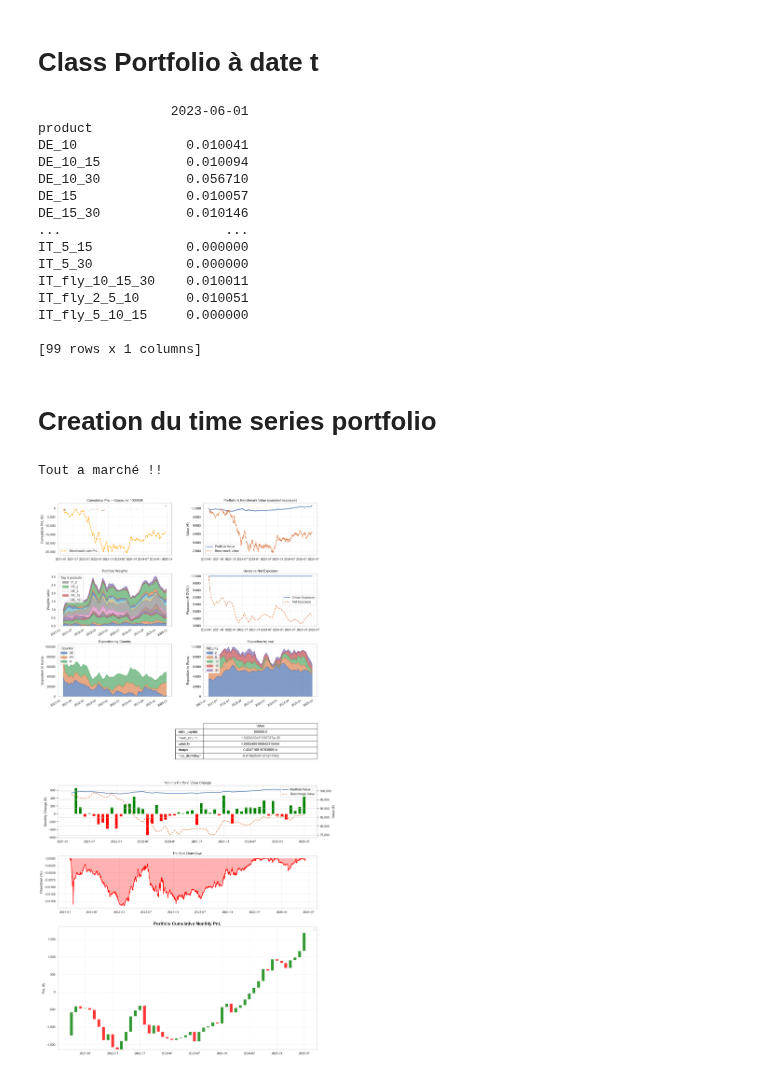
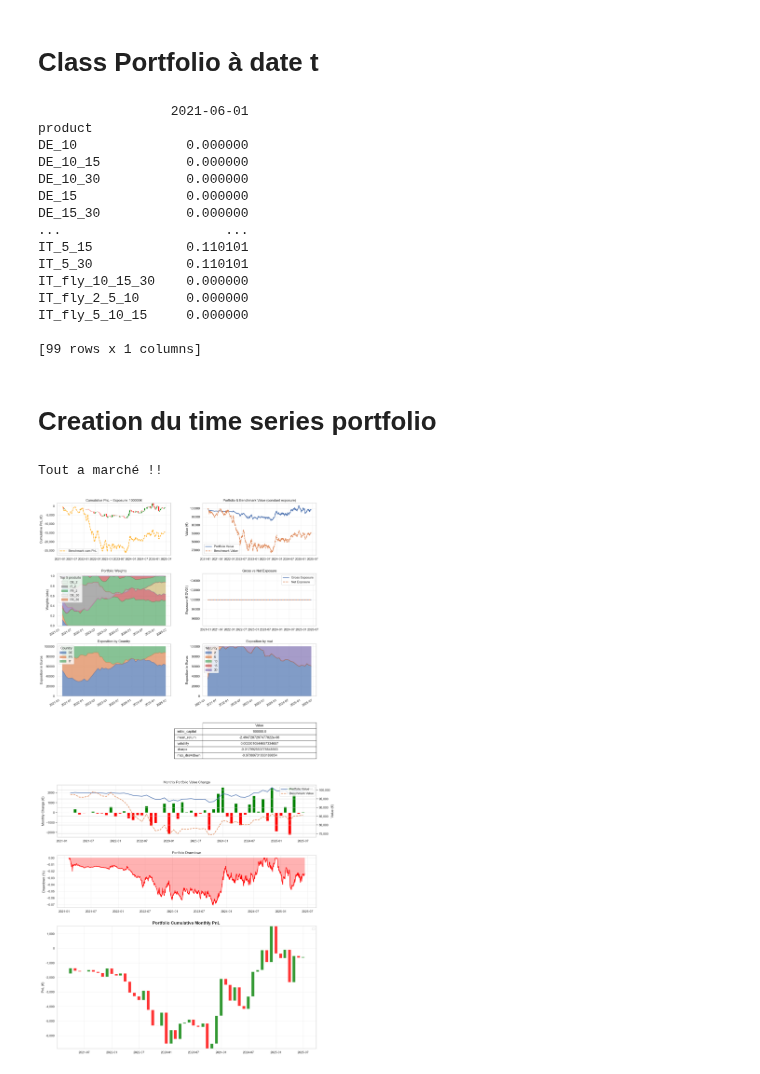
Before and after one commit to pradosth0/Markowitz_based_portfolio_allocation, a Jupyter notebook: pf_bond.ipynb, the cells around one changed output. Saved outputs shown, nothing was run; the diff lists cells and outputs as text; code cells hidden in the pictures.

```diff
--- a/pf_bond.ipynb
+++ b/pf_bond.ipynb
@@ -131,9 +154,10 @@ Bonne tête de return !
 # %%
 #On met data sous le bon format. Ce qu'on veut c'est :
 # Date | Finacial product (ex FR_5 pour France bond mat 5) | Return
-val = "pnl_total_unit"
+val1 = "ret_total_per_dv01"
+val2 = "pnl_total_unit"
 
-data_completed = data[["time_stamp", "country_iso", "mat_cat", val]].copy()
+data_completed = data[["time_stamp", "country_iso", "mat_cat", val1, val2]].copy()
 data_completed["product"] = data_completed["country_iso"].astype(str) + "_" + data_completed["mat_cat"].astype(str)
 data_completed = data_completed.drop(columns=["country_iso", "mat_cat"])
 data_completed["time_stamp"] = pd.to_datetime(data_completed["time_stamp"])
@@ -744,27 +910,27 @@ class Portfolio:
         self.benchmark_w()
         return self.weights
 # %%
-date = "2023-06-01"
+date = "2021-06-01"
 
 
-pf = Portfolio(long, date, benchmark="ew", long_only=True, window_days=200,lamb=100)
+pf = Portfolio(long, date, benchmark="ew", long_only=True,lamb=0.1)
 #print(pf.returns)
 w = pf.process()
 #print(pf.mean_returns)
 print(w)
 # %% [output]
-                 2023-06-01
+                 2021-06-01
 product
-DE_10              0.010041
-DE_10_15           0.010094
-DE_10_30           0.056710
-DE_15              0.010057
-DE_15_30           0.010146
+DE_10              0.000000
+DE_10_15           0.000000
+DE_10_30           0.000000
+DE_15              0.000000
+DE_15_30           0.000000
 ...                     ...
-IT_5_15            0.000000
-IT_5_30            0.000000
-IT_fly_10_15_30    0.010011
-IT_fly_2_5_10      0.010051
+IT_5_15            0.110101
+IT_5_30            0.110101
+IT_fly_10_15_30    0.000000
+IT_fly_2_5_10      0.000000
 IT_fly_5_10_15     0.000000
 
 [99 rows x 1 columns]
@@ -772,9 +938,9 @@ IT_fly_5_10_15     0.000000
 # Creation du time series portfolio
 # %%
 class TimeSeriesPortfolio:
-    def __init__(self, data, start_date, end_date, rebalance_freq='1M',
-                 long_only=False, lamb=1.0, benchmark="ew",
-                 window_days=None, sigma_level=0.01, capital_init=100_000, span = 60, initial_weights= None, delta = 0.1, tc_gamma=0.0, use_qp=False):
+    def __init__(self, data, start_date, end_date, rebalance_freq='ME',
+                 long_only=False, lamb=0.1, benchmark="ew",
+                capital_init=100_000, span = 6, initial_weights= None, delta = 0.1, tc_gamma=0.0, use_qp=False):
 
         # Convert time_stamp to Timestamp
         self.data = data.copy()
@@ -785,8 +951,6 @@ class TimeSeriesPortfolio:
         self.long_only = long_only
         self.lamb = float(lamb)
         self.benchmark = benchmark
-        self.window_days = window_days
-        self.sigma_level = sigma_level
         self.capital_init = capital_init
         self.span = span
 
@@ -830,9 +994,11 @@ class TimeSeriesPortfolio:
 
     def freq_to_pd_freq(self):
         f = self.rebalance_freq.upper()
-        if f.endswith(('D', 'B', 'W', 'M')):
+        if f == 'ME':
             return f
-        return '1M'
+        if f.endswith(('D', 'B', 'W')):
+            return f
+        return 'ME'
 
     def generate_rebalance_dates(self):
         all_dates = pd.DatetimeIndex(self.R["time_stamp"].unique())
@@ -897,15 +1063,13 @@ class TimeSeriesPortfolio:
                 benchmark=self.benchmark,
                 long_only=self.long_only,
                 lamb=self.lamb,
-                window_days=self.window_days,
-                sigma_level=self.sigma_level,
                 span=self.span,
                 initial_weights=w,
                 delta=self.delta,
                 tc_gamma=self.tc_gamma,   # <--- important
             )
 
-            w_df = pf.process(use_qp=self.use_qp)
+            w_df = pf.process()
 
             w = w_df.iloc[:, 0]  # Series: index = produits présents dans Σ à cette date
 
@@ -1191,31 +1355,32 @@ class TimeSeriesPortfolio:
                 expo_by_mat[m] += coef * exp_p
 
         return expo_by_mat
+# %%
+w_init =
 # %%
 start_date = "2021-01-01"
 end_date   = "2025-06-10"
 
 #long
 tspf = TimeSeriesPortfolio(
     data=data_completed,
     start_date="2021-01-01",
     end_date="2025-06-10",
     rebalance_freq="1M",
-    long_only=False,
-    lamb=100,
+    long_only=True,
+    lamb=1,
     benchmark="ew",
-    window_days=1000,
-    span=60,
+    span=3,
     delta=0.05,
     tc_gamma=0.5,   # intensité des coûts dans l’optimisation
-    use_qp=False     # on active le solveur QP avec KKT propre
+    initial_weights= w_init
 )
 
 
 tspf.generate_portfolios()
 
 viz = PortfolioDashboardVisualizer(tspf)
 viz.plot_dashboard()
 # %% [output]
 Tout a marché !!
-[figure, old version]
+[figure, new version]
```
Also changed, not shown: parts of 14 cells of this notebook.
